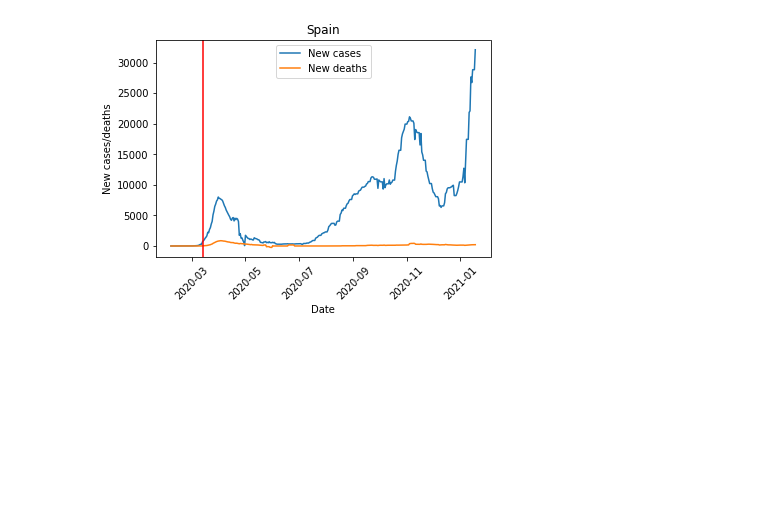
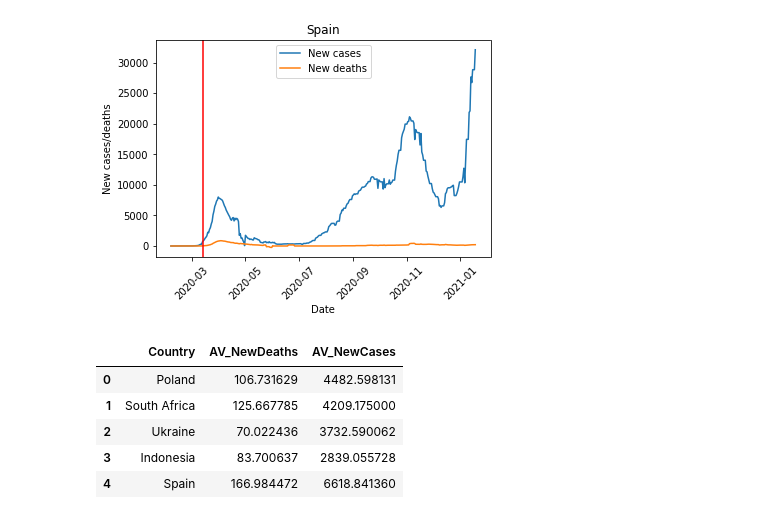
Before and after one commit to AntonioLealDev/Covid_Group_Project_E, a Jupyter notebook: notebooks/plot_test_Antonio.ipynb, the cells around one changed output. Cells and saved outputs as stored; diff of their text form; code cells hidden in the pictures; blank space fills up the shorter version.

```diff
--- a/notebooks/plot_test_Antonio.ipynb
+++ b/notebooks/plot_test_Antonio.ipynb
@@ -205,0 +288,16 @@ def plot_tendency(x, y_series, x_label, y_label, set_labels, label_rotation, tit
+# %%
+# Create dataframe for pies
+dict_list = []
+for country in country_list:
+    temp_df = df.loc[df.index==country]
+    dict_list.append({"Country":country, "AV_NewDeaths":temp_df["new_deaths"].mean(), "AV_NewCases":temp_df["new_cases"].mean()})
+
+pie = pd.DataFrame(dict_list)
+pie
+# %% [output]
+|  | Country | AV_NewDeaths | AV_NewCases |
+| 0 | Poland | 106.731629 | 4482.598131 |
+| 1 | South Africa | 125.667785 | 4209.175000 |
+| 2 | Ukraine | 70.022436 | 3732.590062 |
+| 3 | Indonesia | 83.700637 | 2839.055728 |
+| 4 | Spain | 166.984472 | 6618.841360 |
```
Also changed, not shown: parts of 7 cells of this notebook.
